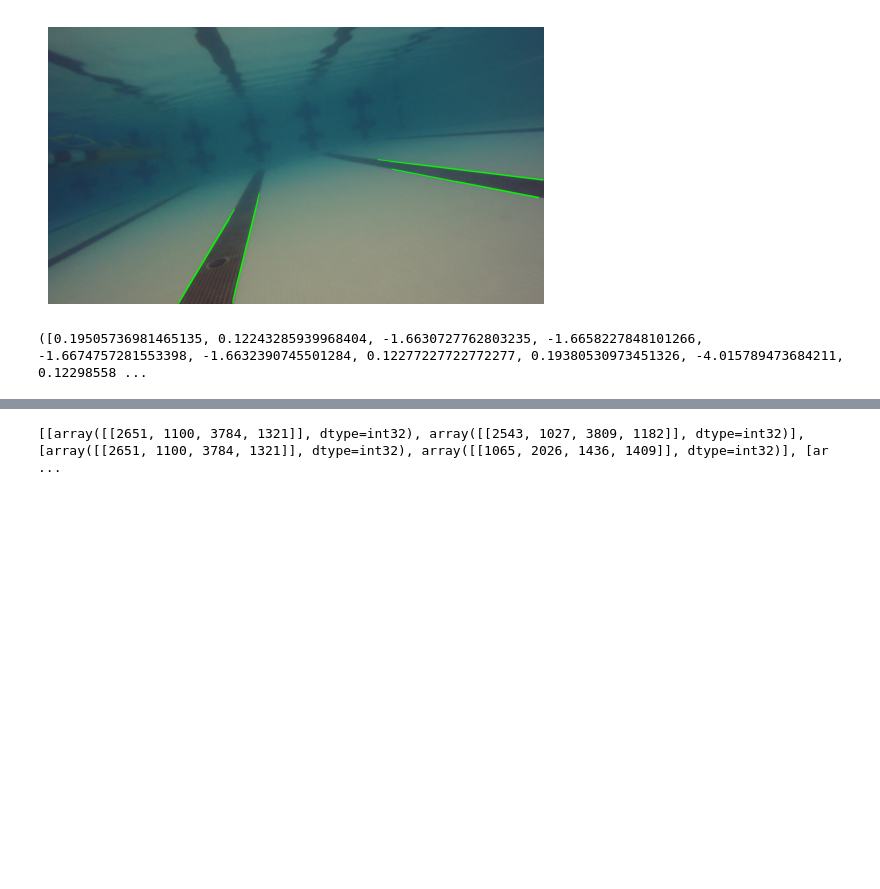
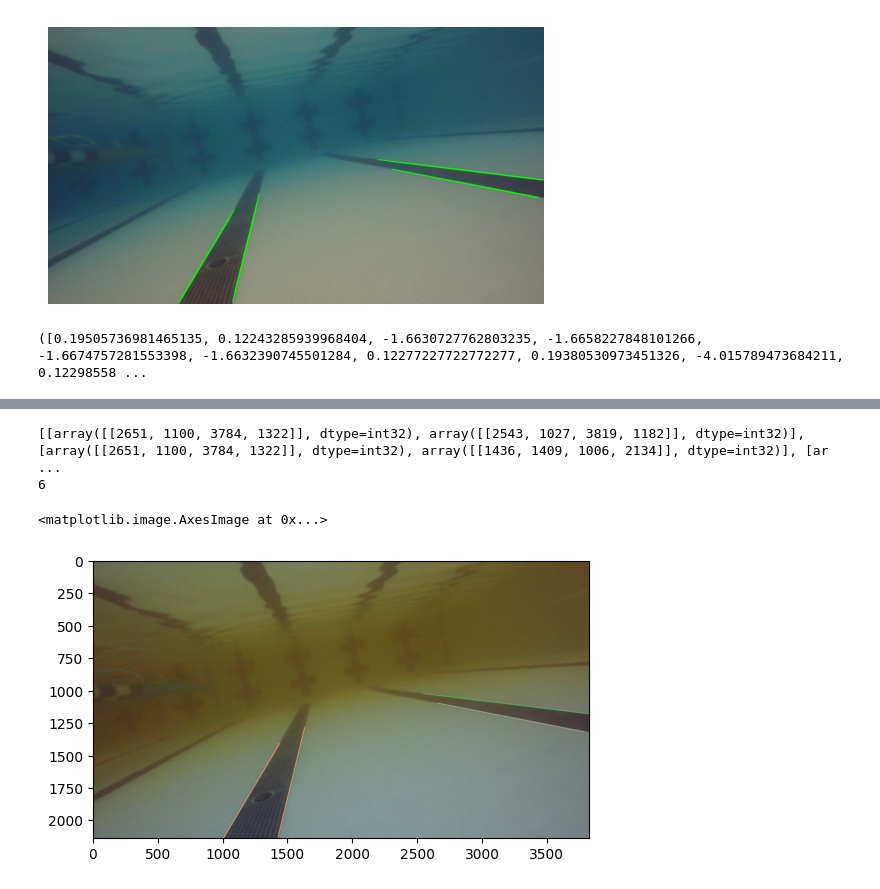
Before and after one commit to TacoPhat/Carson-cv-intro, a Jupyter notebook: lane_detection.ipynb, the cells around one changed output, grey strips where cells are left out. Saved outputs shown, nothing was run; the diff lists cells and outputs as text; code cells hidden in the pictures; blank space fills up the shorter version.

```diff
--- a/lane_detection.ipynb
+++ b/lane_detection.ipynb
@@ -100,5 +151,5 @@ print(get_slopes_intercepts(line_list))
 # %%
-def detect_lanes(lines, max_slope_diff=0.05, min_x_intercept_diff=50):
+def detect_lanes(lines, max_slope_diff=50, min_x_intercept_diff=25):
     # Step 1: Get slopes and x-intercepts
     slopes, x_intercepts = get_slopes_intercepts(lines)
 
@@ -123,6 +174,33 @@ def detect_lanes(lines, max_slope_diff=0.05, min_x_intercept_diff=50):
 
     return lanes
 
-print(detect_lanes(line_list, 50, 0))
+lanes_list = detect_lanes(merged_lines_list, 20, 10)
+print(lanes_list)
+print(len(lanes_list))
 # %% [output]
-[[array([[2651, 1100, 3784, 1321]], dtype=int32), array([[2543, 1027, 3809, 1182]], dtype=int32)], [array([[2651, 1100, 3784, 1321]], dtype=int32), array([[1065, 2026, 1436, 1409]], dtype=int32)], [ar ...
+[[array([[2651, 1100, 3784, 1322]], dtype=int32), array([[2543, 1027, 3819, 1182]], dtype=int32)], [array([[2651, 1100, 3784, 1322]], dtype=int32), array([[1436, 1409, 1006, 2134]], dtype=int32)], [ar ...
+6
+# %%
+
+def draw_lanes(img_path, lanes, thickness=5):
+    img = cv2.imread(img_path)
+
+    for lane in lanes:
+        # Generate a random color for each lane
+        color = (
+            random.randint(50, 255),  # Red
+            random.randint(50, 255),  # Green
+            random.randint(50, 255)   # Blue
+        )
+
+        for line in lane:
+            x1, y1, x2, y2 = line[0]
+            cv2.line(img, (x1, y1), (x2, y2), color, thickness)
+
+    return img
+
+
+plt.imshow(draw_lanes(image_file, lanes_list))
+# %% [output]
+<matplotlib.image.AxesImage at 0x...>
+[figure, added]
```
Also changed, not shown: parts of 3 cells of this notebook.
